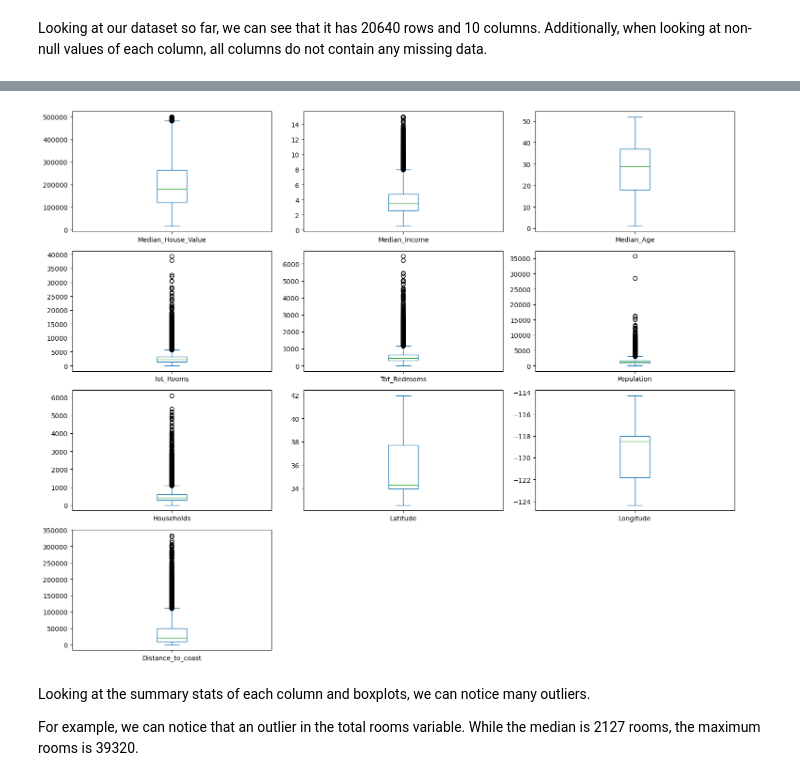
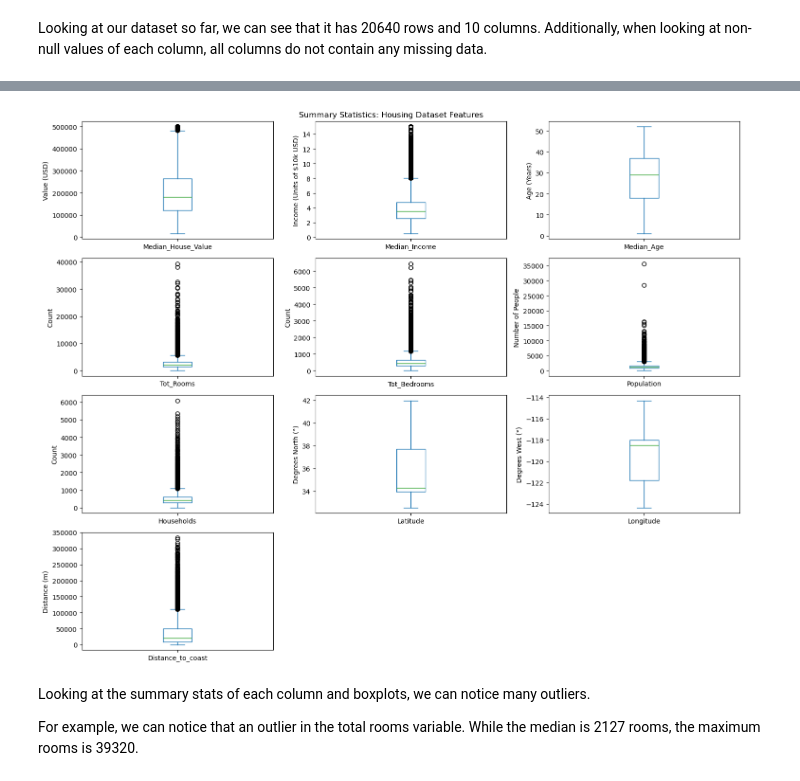
Before and after one commit to COGS108/Group091_WI26, a Jupyter notebook: 03-FinalProject.ipynb, the cells around one changed output, grey strips where cells are left out. Saved outputs shown, nothing was run; the diff lists cells and outputs as text; code cells hidden in the pictures.

```diff
--- a/03-FinalProject.ipynb
+++ b/03-FinalProject.ipynb
@@ -229,13 +229,31 @@ houses.describe()
 # %%
 import matplotlib.pyplot as plt
 import seaborn as sns
 
-houses.plot(kind='box', subplots=True, layout=(4, 3), figsize=(15, 12), sharex=False, sharey=False)
+axes = houses.plot(kind='box', subplots=True, layout=(4, 3), figsize=(15, 12), sharex=False, sharey=False)
 
+labels = {
+    'Median_House_Value': 'Value (USD)',
+    'Median_Income': 'Income (Units of $10k USD)',
+    'Median_Age': 'Age (Years)',
+    'Tot_Rooms': 'Count',
+    'Tot_Bedrooms': 'Count',
+    'Population': 'Number of People',
+    'Households': 'Count',
+    'Latitude': 'Degrees North (°)',
+    'Longitude': 'Degrees West (°)',
+    'Distance_to_coast': 'Distance (m)'
+}
+
+for col_name, ax in axes.items():
+    if col_name in labels:
+        ax.set_ylabel(labels[col_name])
+
+plt.suptitle('Summary Statistics: Housing Dataset Features')
 plt.tight_layout()
 plt.show()
 # %% [output]
-[figure, old version]
+[figure, new version]
 # %% [markdown]
 Looking at the summary stats of each column and boxplots, we can notice many outliers.
 
```
Also changed, not shown: parts of 12 cells of this notebook.
